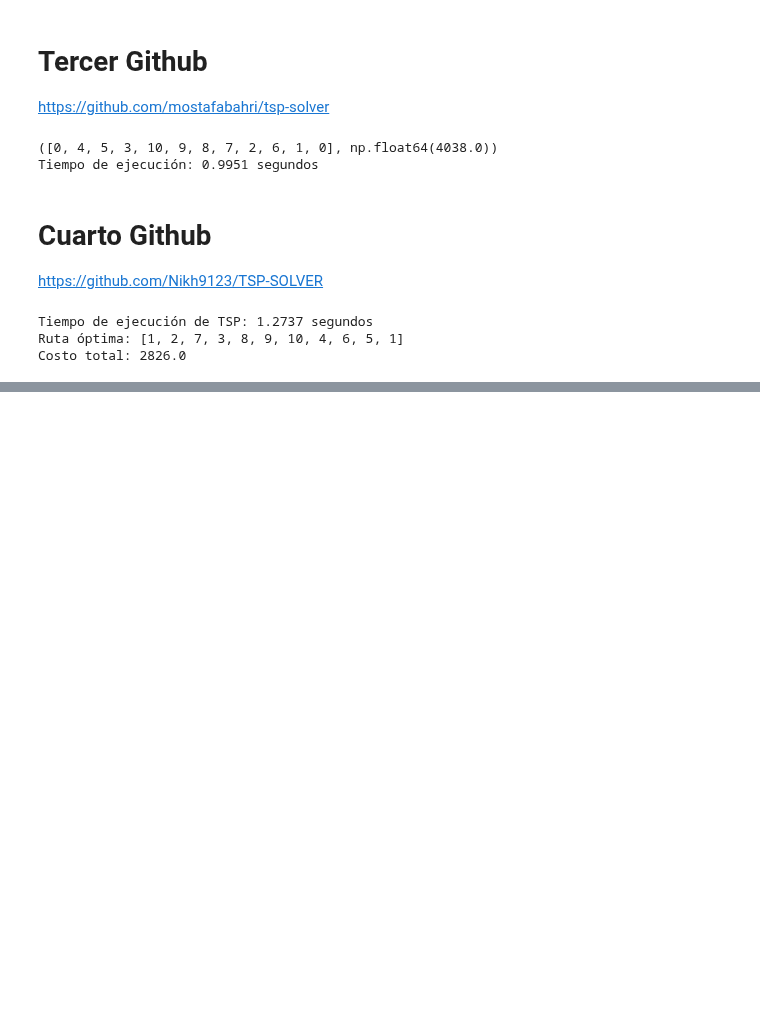
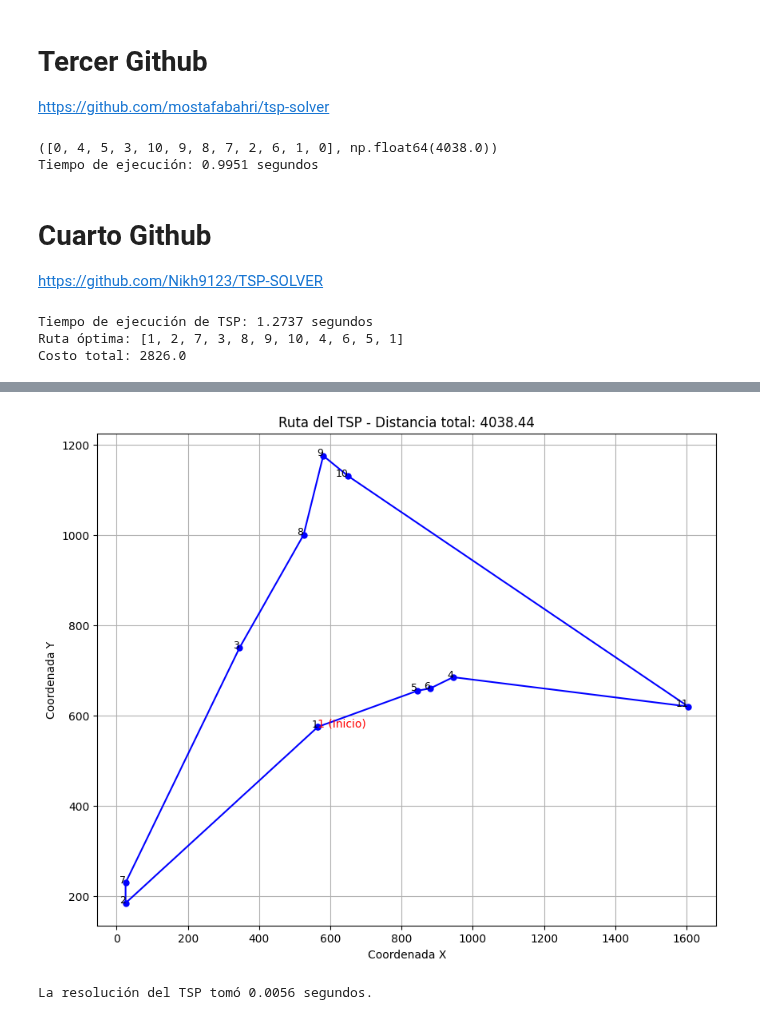
Before and after one commit to DrStone438/Optimizacion-TSP, a Jupyter notebook: Codigos con TSPLIB.ipynb, the cells around one changed output, grey strips where cells are left out. Saved outputs shown, nothing was run; the diff lists cells and outputs as text; code cells hidden in the pictures; blank space fills up the shorter version.

Commit message:
Ahora todo funciona

```diff
--- a/Codigos con TSPLIB.ipynb
+++ b/Codigos con TSPLIB.ipynb
@@ -326,0 +378,59 @@ https://github.com/bitArtisan1/TSP-Genetic-Algorithm-Solver?tab=readme-ov-file
+# %%
+import tsplib95
+import numpy as np
+import matplotlib.pyplot as plt
+from python_tsp.heuristics import solve_tsp_local_search
+from scipy.spatial.distance import cdist
+
+# Cargar el problema desde el archivo TSPLIB
+try:
+    problem = tsplib95.load('berlin52.tsp')
+except FileNotFoundError:
+    print("Error: El archivo 'berlin52.tsp' no fue encontrado.")
+    exit()
+
+# Obtener todos los nodos
+todos_los_nodos = list(problem.get_nodes())
+
+# Definir cuántos nodos usar
+num_usar = 11
+
+# Verificar que no se pidan más nodos de los disponibles
+if num_usar > len(todos_los_nodos):
+    print(f"Error: El archivo solo contiene {len(todos_los_nodos)} nodos.")
+    exit()
+
+# Seleccionar los primeros 'num_usar' nodos
+nodos = todos_los_nodos[:num_usar]
+
+# Obtener las coordenadas de los nodos seleccionados
+coordenadas = np.array([problem.node_coords[nodo] for nodo in nodos])
+
+# Calcular la matriz de distancias euclidianas
+matriz_distancias = cdist(coordenadas, coordenadas)
+start_time = time.time()
+# Resolver el TSP utilizando búsqueda local
+ruta, distancia_total = solve_tsp_local_search(matriz_distancias)
+
+# Ordenar las coordenadas según la ruta obtenida
+coordenadas_ruta = coordenadas[ruta + [ruta[0]]]  # Para cerrar el ciclo
+
+# Crear el gráfico
+plt.figure(figsize=(10, 8))
+plt.plot(coordenadas_ruta[:, 0], coordenadas_ruta[:, 1], 'o-', color='blue', markersize=5)
+for idx, nodo in enumerate(ruta):
+    x, y = coordenadas[nodo]
+    plt.text(x, y, str(nodos[nodo]), fontsize=9, ha='right')
+# Etiquetar el nodo de inicio
+x0, y0 = coordenadas[ruta[0]]
+plt.text(x0, y0, f"{nodos[ruta[0]]} (Inicio)", fontsize=10, ha='left', color='red')
+plt.title(f'Ruta del TSP - Distancia total: {distancia_total:.2f}')
+plt.xlabel('Coordenada X')
+plt.ylabel('Coordenada Y')
+plt.grid(True)
+plt.show()
+end_time = time.time()
+print(f"La resolución del TSP tomó {execution_time:.4f} segundos.")
+# %% [output]
+[figure, added]
+La resolución del TSP tomó 0.0056 segundos.
```
Also changed, not shown: parts of 4 cells of this notebook.
